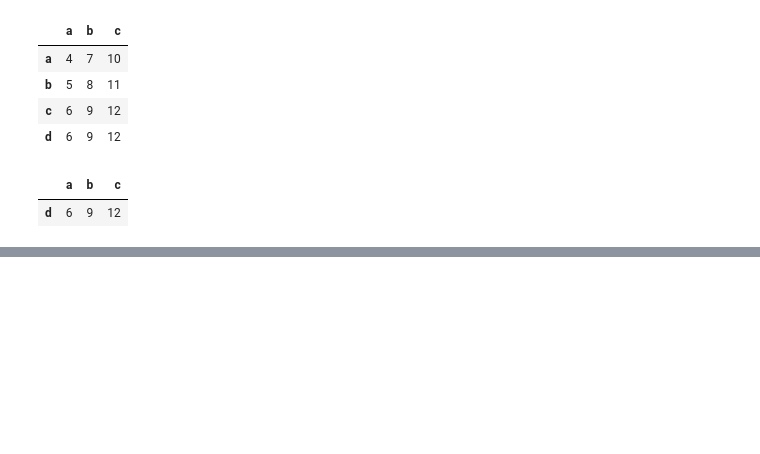
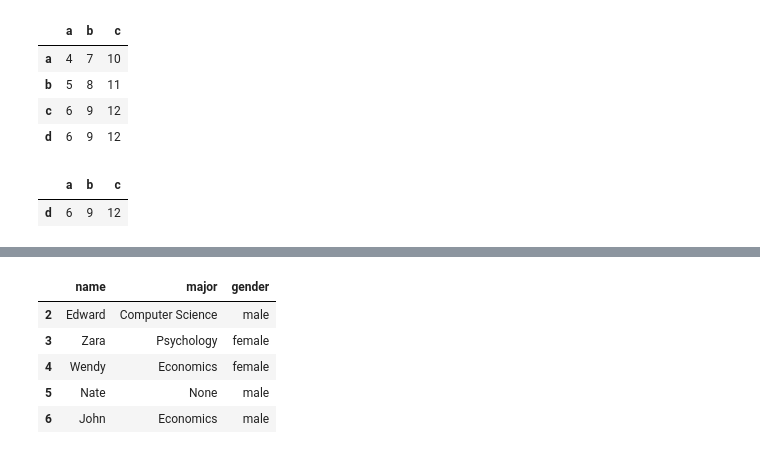
Before and after one commit to summasad/pandassource, a Jupyter notebook: subset.ipynb, the cells around one changed output, grey strips where cells are left out. Drawn from its saved outputs; the diff is of its cells as text; code cells hidden in the pictures; blank space fills up the shorter version.

```diff
--- a/subset.ipynb
+++ b/subset.ipynb
@@ -407,0 +459,9 @@ df[df.duplicated()]
+# %%
+df.drop_duplicates("name",keep="last")
+# %% [output]
+|  | name | major | gender |
+| 2 | Edward | Computer Science | male |
+| 3 | Zara | Psychology | female |
+| 4 | Wendy | Economics | female |
+| 5 | Nate | None | male |
+| 6 | John | Economics | male |
```
Also changed, not shown: parts of 6 cells of this notebook, 4 other files.
